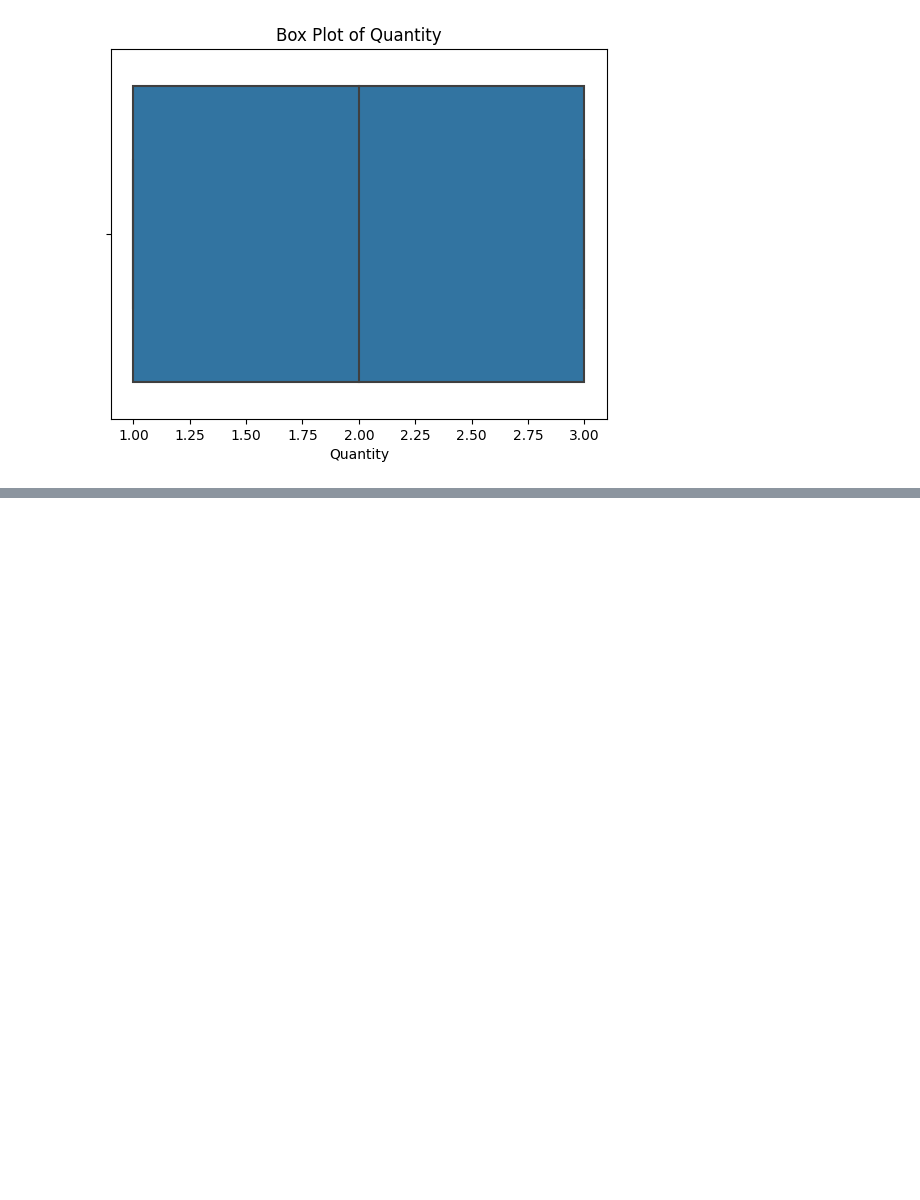
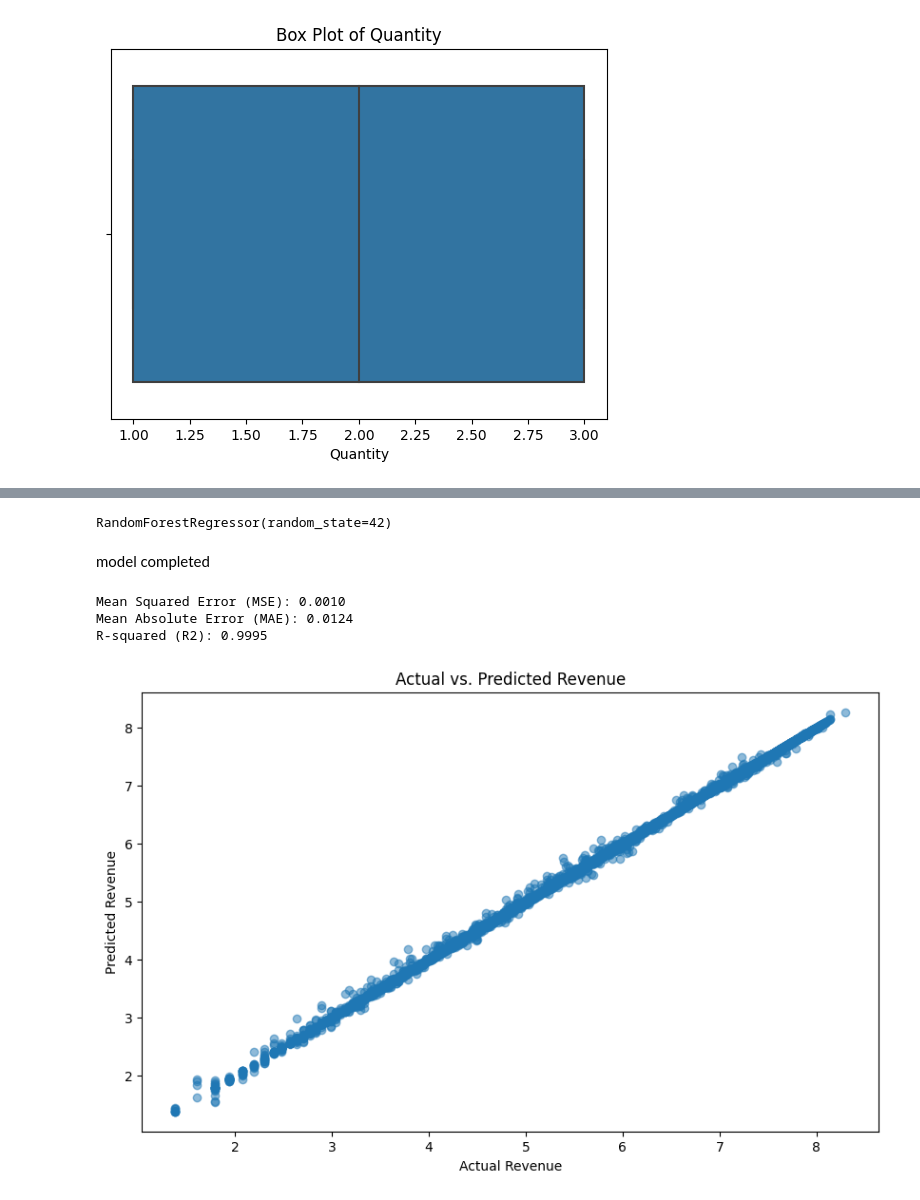
Before and after one commit to tirthmagnus/CS-668-CS-668-, a Jupyter notebook: Cs_668__EDa.ipynb, the cells around one changed output, grey strips where cells are left out. Saved outputs shown, nothing was run; the diff lists cells and outputs as text; code cells hidden in the pictures; blank space fills up the shorter version.

```diff
--- a/Cs_668__EDa.ipynb
+++ b/Cs_668__EDa.ipynb
@@ -332,0 +416,49 @@ Testing set shape: (515, 11) (515,)
+# %%
+# Target variable
+y = data['Revenue']
+
+# Data Splitting
+X_train, X_test, y_train, y_test = train_test_split(X_scaled, y, test_size=0.2, random_state=42)
+# %%
+from sklearn.ensemble import RandomForestRegressor
+
+# Initialize the model
+model = RandomForestRegressor(n_estimators=100, random_state=42)
+
+# Fit the model to the training data
+model.fit(X_train, y_train)
+# %% [output]
+RandomForestRegressor(random_state=42)
+# %% [markdown]
+model completed
+# %%
+from sklearn.metrics import mean_squared_error, mean_absolute_error, r2_score
+
+# Make predictions on the testing set
+y_pred = model.predict(X_test)
+
+# Evaluate performance using regression metrics
+mse = mean_squared_error(y_test, y_pred)
+mae = mean_absolute_error(y_test, y_pred)
+r2 = r2_score(y_test, y_pred)
+
+# Display the regression metrics
+print(f'Mean Squared Error (MSE): {mse:.4f}')
+print(f'Mean Absolute Error (MAE): {mae:.4f}')
+print(f'R-squared (R2): {r2:.4f}')
+# %% [output]
+Mean Squared Error (MSE): 0.0010
+Mean Absolute Error (MAE): 0.0124
+R-squared (R2): 0.9995
+# %%
+import matplotlib.pyplot as plt
+
+# Create a scatter plot of actual vs. predicted values
+plt.figure(figsize=(10, 6))
+plt.scatter(y_test, y_pred, alpha=0.5)
+plt.title('Actual vs. Predicted Revenue')
+plt.xlabel('Actual Revenue')
+plt.ylabel('Predicted Revenue')
+plt.show()
+# %% [output]
+[figure, added]
```
Also changed, not shown: parts of 26 cells of this notebook.
